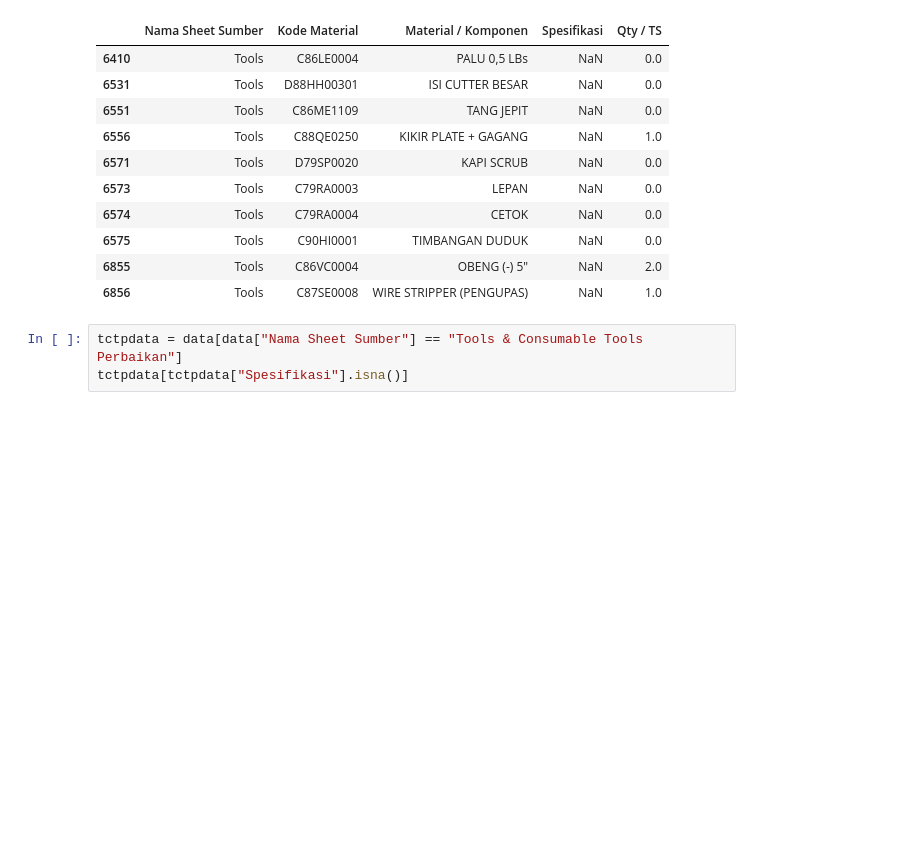
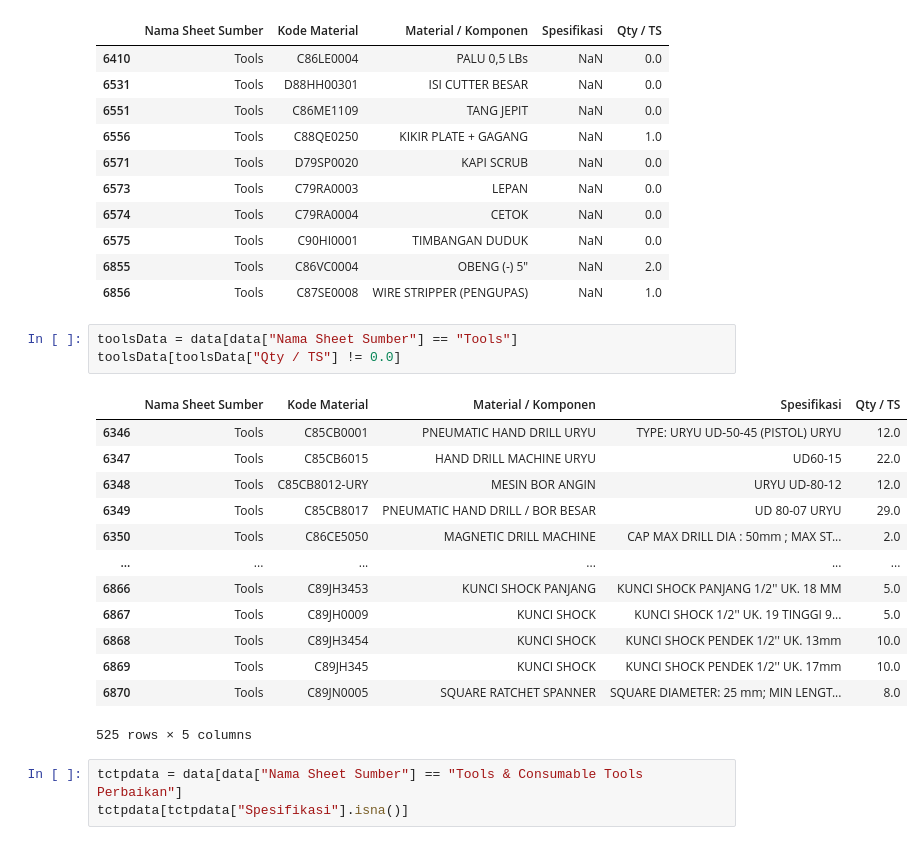
Before and after one commit to widura26/recap-automation, a Jupyter notebook: recap_automation.ipynb, the cells around one changed output. Drawn from its saved outputs; the diff is of its cells as text; blank space fills up the shorter version.

```diff
--- a/recap_automation.ipynb
+++ b/recap_automation.ipynb
@@ -566,6 +606,23 @@ toolsData[toolsData["Spesifikasi"].isna()] #Qty nya juga salah ini, nggak akurat
 | 6575 | Tools | C90HI0001 | TIMBANGAN DUDUK | NaN | 0.0 |
 | 6855 | Tools | C86VC0004 | OBENG (-) 5" | NaN | 2.0 |
 | 6856 | Tools | C87SE0008 | WIRE STRIPPER (PENGUPAS) | NaN | 1.0 |
+# %%
+toolsData = data[data["Nama Sheet Sumber"] == "Tools"]
+toolsData[toolsData["Qty / TS"] != 0.0]
+# %% [output]
+|  | Nama Sheet Sumber | Kode Material | Material / Komponen | Spesifikasi | Qty / TS |
+| 6346 | Tools | C85CB0001 | PNEUMATIC HAND DRILL URYU | TYPE: URYU UD-50-45 (PISTOL) URYU | 12.0 |
+| 6347 | Tools | C85CB6015 | HAND DRILL MACHINE URYU | UD60-15 | 22.0 |
+| 6348 | Tools | C85CB8012-URY | MESIN BOR ANGIN | URYU UD-80-12 | 12.0 |
+| 6349 | Tools | C85CB8017 | PNEUMATIC HAND DRILL / BOR BESAR | UD 80-07 URYU | 29.0 |
+| 6350 | Tools | C86CE5050 | MAGNETIC DRILL MACHINE | CAP MAX DRILL DIA : 50mm ; MAX ST... | 2.0 |
+| ... | ... | ... | ... | ... | ... |
+| 6866 | Tools | C89JH3453 | KUNCI SHOCK PANJANG | KUNCI SHOCK PANJANG 1/2'' UK. 18 MM | 5.0 |
+| 6867 | Tools | C89JH0009 | KUNCI SHOCK | KUNCI SHOCK 1/2'' UK. 19 TINGGI 9... | 5.0 |
+| 6868 | Tools | C89JH3454 | KUNCI SHOCK | KUNCI SHOCK PENDEK 1/2'' UK. 13mm | 10.0 |
+| 6869 | Tools | C89JH345 | KUNCI SHOCK | KUNCI SHOCK PENDEK 1/2'' UK. 17mm | 10.0 |
+| 6870 | Tools | C89JN0005 | SQUARE RATCHET SPANNER | SQUARE DIAMETER: 25 mm; MIN LENGT... | 8.0 |
+525 rows × 5 columns
 # %%
 tctpdata = data[data["Nama Sheet Sumber"] == "Tools & Consumable Tools Perbaikan"]
 tctpdata[tctpdata["Spesifikasi"].isna()]
```
Also changed, not shown: parts of 9 cells of this notebook.
